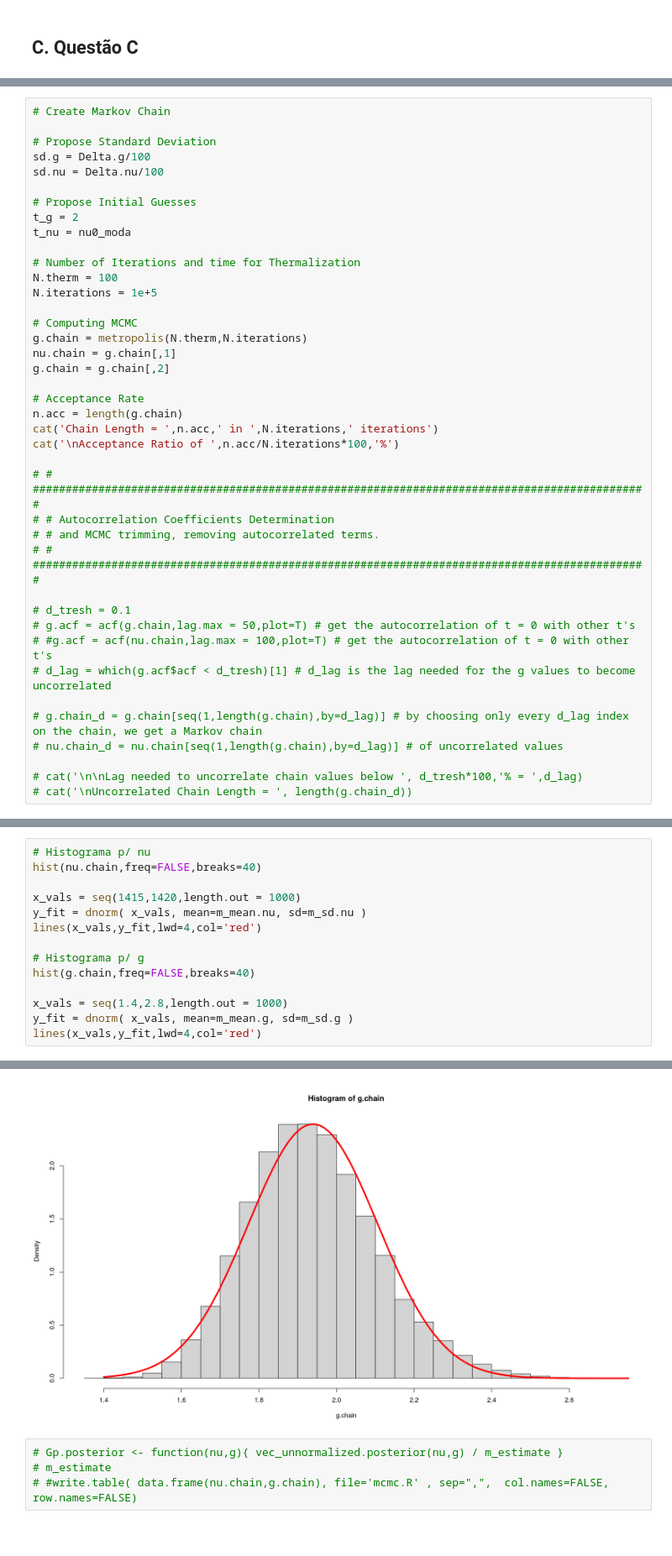
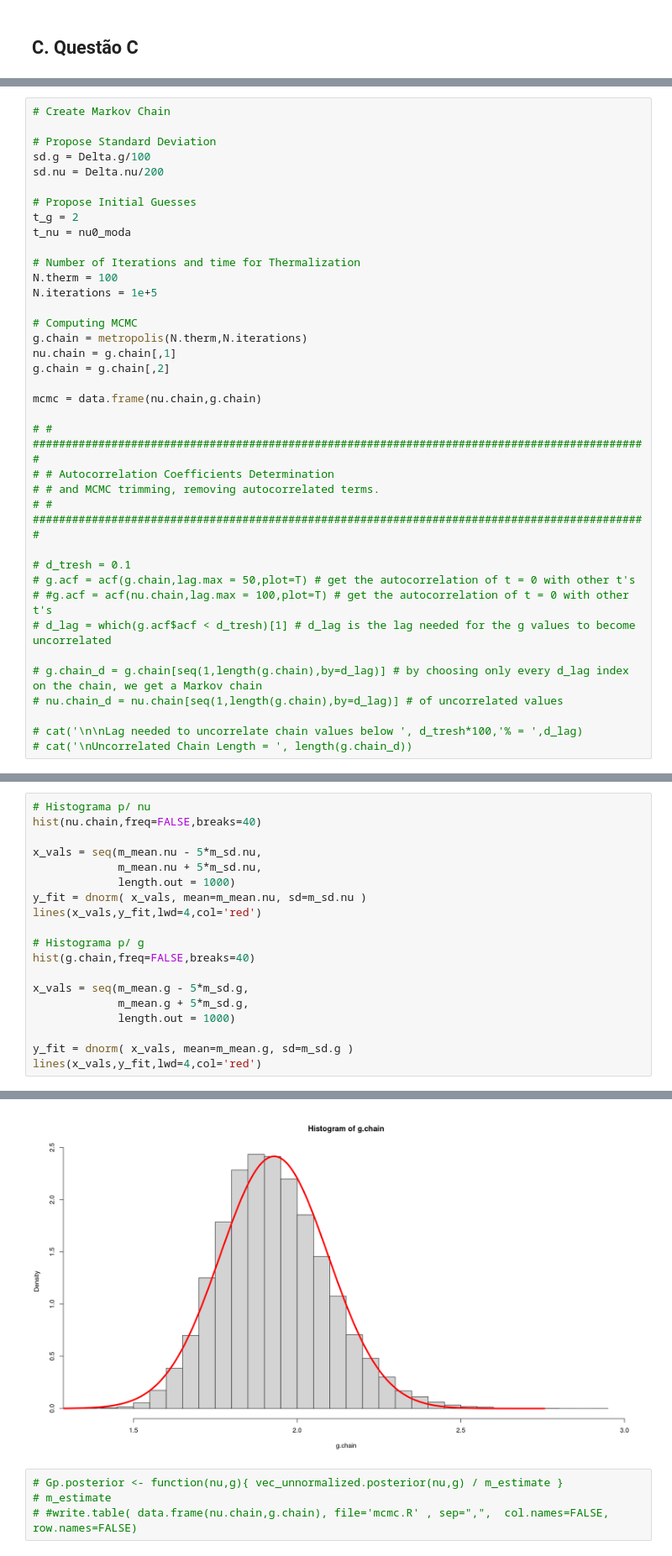
Before and after one commit to cesarium/da-bayesian-star, a Jupyter notebook: notebook.ipynb, the cells around one changed output, grey strips where cells are left out. Shown at 84% size. Drawn from its saved outputs; the diff is of its cells as text.

Commit message:
MCMC algorithm rejection & Prior limits corrected

```diff
--- a/notebook.ipynb
+++ b/notebook.ipynb
@@ -1203,7 +1153,7 @@ vec_unnormalized.posterior <- function(Nu,G){
 
 # Propose Standard Deviation
 sd.g = Delta.g/100
-sd.nu = Delta.nu/100
+sd.nu = Delta.nu/200
 
 # Propose Initial Guesses
 t_g = 2
@@ -1218,10 +1168,7 @@ g.chain = metropolis(N.therm,N.iterations)
 nu.chain = g.chain[,1]
 g.chain = g.chain[,2]
 
-# Acceptance Rate
-n.acc = length(g.chain)
-cat('Chain Length = ',n.acc,' in ',N.iterations,' iterations')
-cat('\nAcceptance Ratio of ',n.acc/N.iterations*100,'%')
+mcmc = data.frame(nu.chain,g.chain)
 
 # # ##############################################################################################
 # # Autocorrelation Coefficients Determination
@@ -1410,14 +1362,19 @@ Os histogramas abaixo permitem-nos fazer uma apreciação qualitativa da assunç
 # Histograma p/ nu
 hist(nu.chain,freq=FALSE,breaks=40)
 
-x_vals = seq(1415,1420,length.out = 1000)
+x_vals = seq(m_mean.nu - 5*m_sd.nu,
+             m_mean.nu + 5*m_sd.nu,
+             length.out = 1000)
 y_fit = dnorm( x_vals, mean=m_mean.nu, sd=m_sd.nu )
 lines(x_vals,y_fit,lwd=4,col='red')
 
 # Histograma p/ g
 hist(g.chain,freq=FALSE,breaks=40)
 
-x_vals = seq(1.4,2.8,length.out = 1000)
+x_vals = seq(m_mean.g - 5*m_sd.g,
+             m_mean.g + 5*m_sd.g,
+             length.out = 1000)
+
 y_fit = dnorm( x_vals, mean=m_mean.g, sd=m_sd.g )
 lines(x_vals,y_fit,lwd=4,col='red')
 # %% [output]
@@ -1425,4 +1382,4 @@ lines(x_vals,y_fit,lwd=4,col='red')
-[figure, old version]
+[figure, new version]
 # %%
 # Gp.posterior <- function(nu,g){ vec_unnormalized.posterior(nu,g) / m_estimate }
 # m_estimate
```
Also changed, not shown: parts of 14 cells of this notebook, 1 other file.
